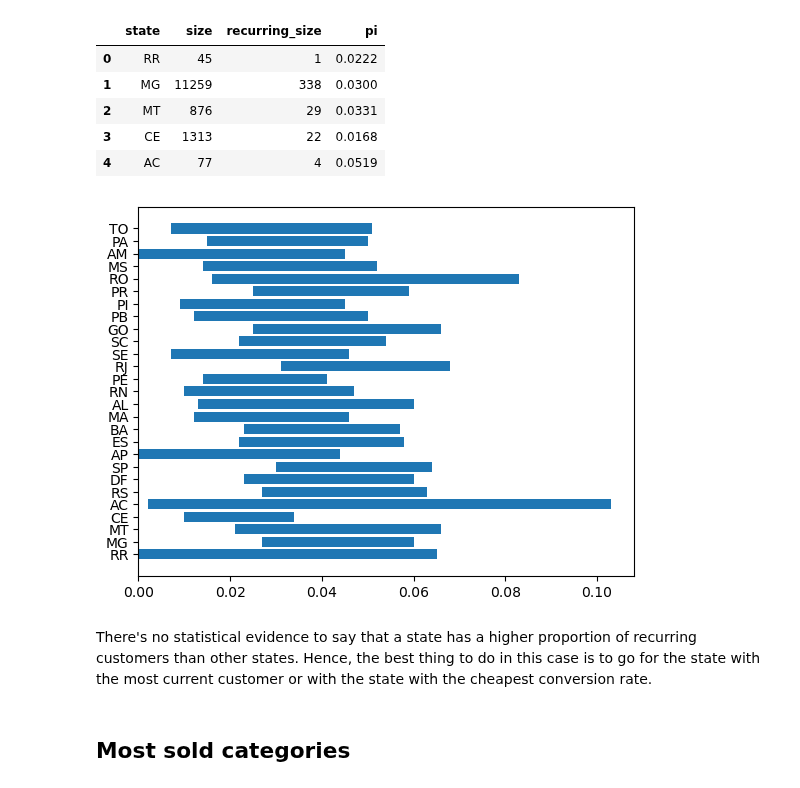
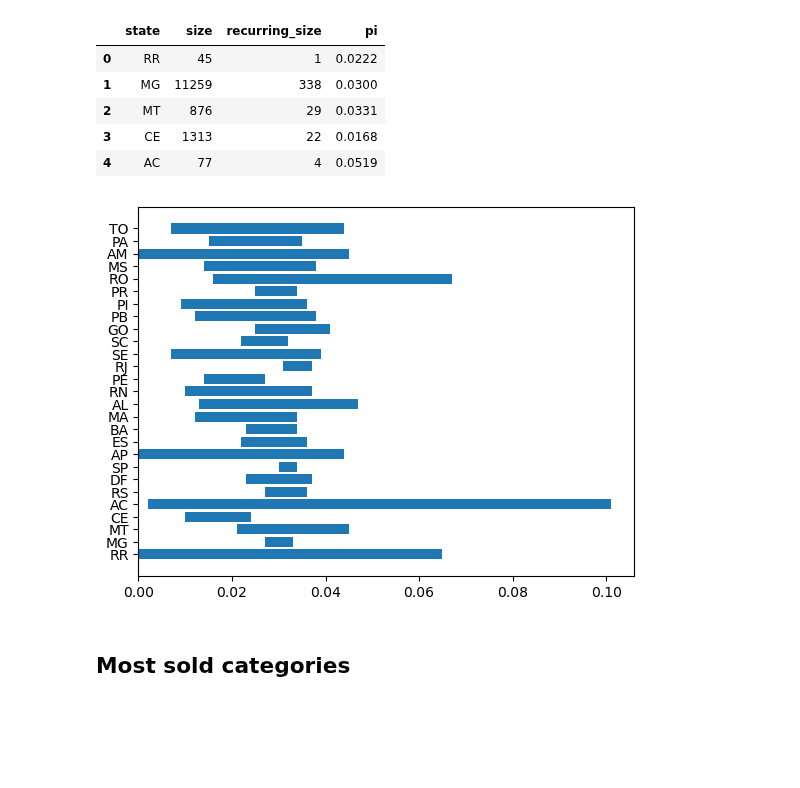
Before and after one commit to S3tuit/jup_lab, a Jupyter notebook: olist_analysis.ipynb, the cells around one changed output. Drawn from its saved outputs; the diff is of its cells as text; code cells hidden in the pictures; blank space fills up the shorter version.

```diff
--- a/olist_analysis.ipynb
+++ b/olist_analysis.ipynb
@@ -373,9 +456,8 @@ df_yearly_value['high_bound'] = df_yearly_value.apply(
 mask = df_yearly_value['low_bound'] < 0
 df_yearly_value.loc[mask, 'low_bound'] = 0
 # %%
-plt.barh(df_yearly_value['state'], df_yearly_value['high_bound'], left=df_yearly_value['low_bound'])
+plt.barh(df_yearly_value['state'], df_yearly_value['high_bound']-df_yearly_value['low_bound'], left=df_yearly_value['low_bound'])
+plt.title('Conf. Int. Recurring Customers Proportion by State')
 plt.show()
 # %% [output]
-[figure, old version]
+[figure, new version]
-# %% [markdown]
-There's no statistical evidence to say that a state has a higher proportion of recurring customers than other states. Hence, the best thing to do in this case is to go for the state with the most current customer or with the state with the cheapest conversion rate.
```
Also changed, not shown: parts of 35 cells of this notebook.
